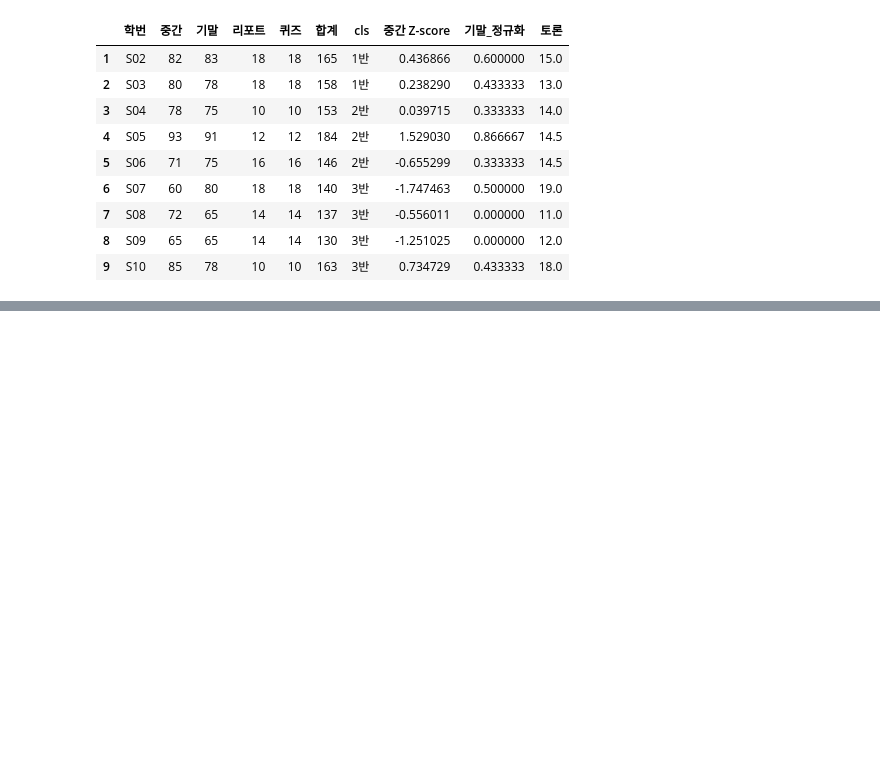
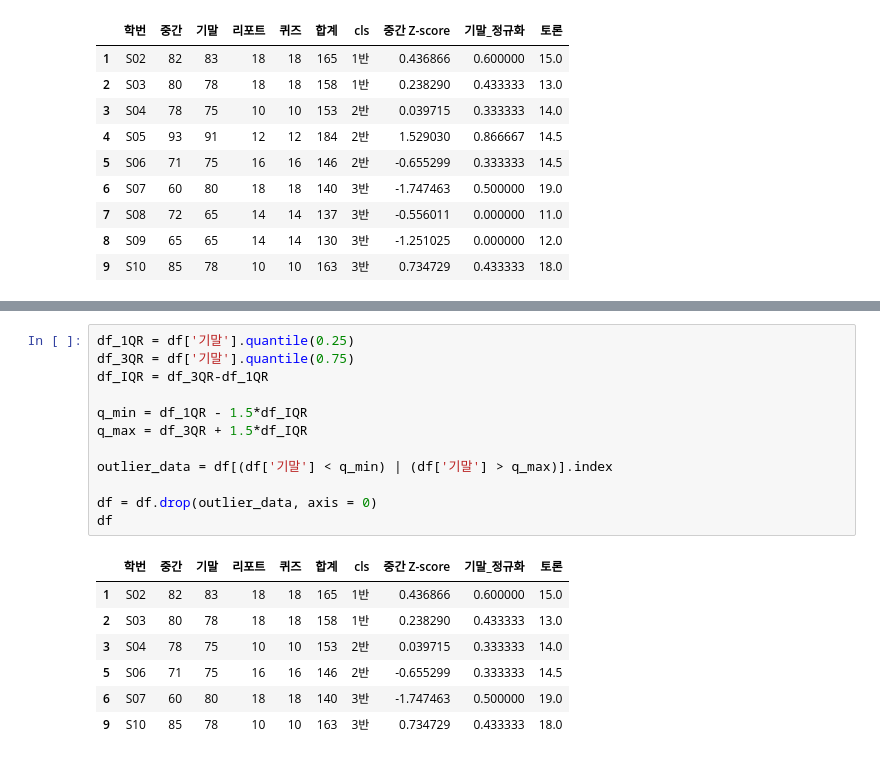
Before and after one commit to dydwns9436/BigData_Exam, a Jupyter notebook: Study_02.ipynb, the cells around one changed output, grey strips where cells are left out. Cells and saved outputs as stored; diff of their text form; blank space fills up the shorter version.

```diff
--- a/Study_02.ipynb
+++ b/Study_02.ipynb
@@ -939 +920,21 @@ plt.boxplot(df['기말'])
 [figure]
+# %%
+df_1QR = df['기말'].quantile(0.25)
+df_3QR = df['기말'].quantile(0.75)
+df_IQR = df_3QR-df_1QR
+
+q_min = df_1QR - 1.5*df_IQR
+q_max = df_3QR + 1.5*df_IQR
+
+outlier_data = df[(df['기말'] < q_min) | (df['기말'] > q_max)].index
+
+df = df.drop(outlier_data, axis = 0)
+df
+# %% [output]
+|  | 학번 | 중간 | 기말 | 리포트 | 퀴즈 | 합계 | cls | 중간 Z-score | 기말_정규화 | 토론 |
+| 1 | S02 | 82 | 83 | 18 | 18 | 165 | 1반 | 0.436866 | 0.600000 | 15.0 |
+| 2 | S03 | 80 | 78 | 18 | 18 | 158 | 1반 | 0.238290 | 0.433333 | 13.0 |
+| 3 | S04 | 78 | 75 | 10 | 10 | 153 | 2반 | 0.039715 | 0.333333 | 14.0 |
+| 5 | S06 | 71 | 75 | 16 | 16 | 146 | 2반 | -0.655299 | 0.333333 | 14.5 |
+| 6 | S07 | 60 | 80 | 18 | 18 | 140 | 3반 | -1.747463 | 0.500000 | 19.0 |
+| 9 | S10 | 85 | 78 | 10 | 10 | 163 | 3반 | 0.734729 | 0.433333 | 18.0 |
```
Also changed, not shown: parts of 5 cells of this notebook.
